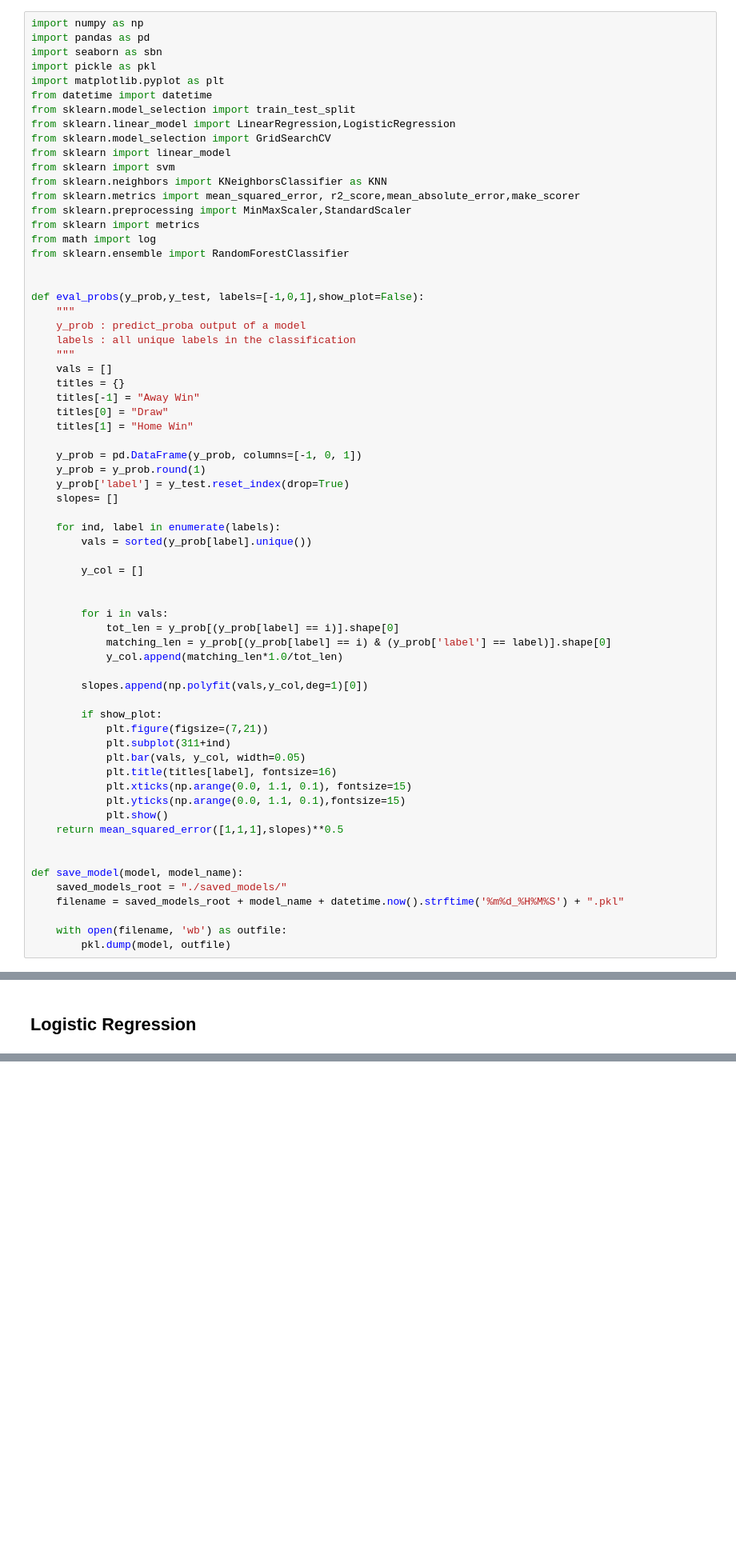
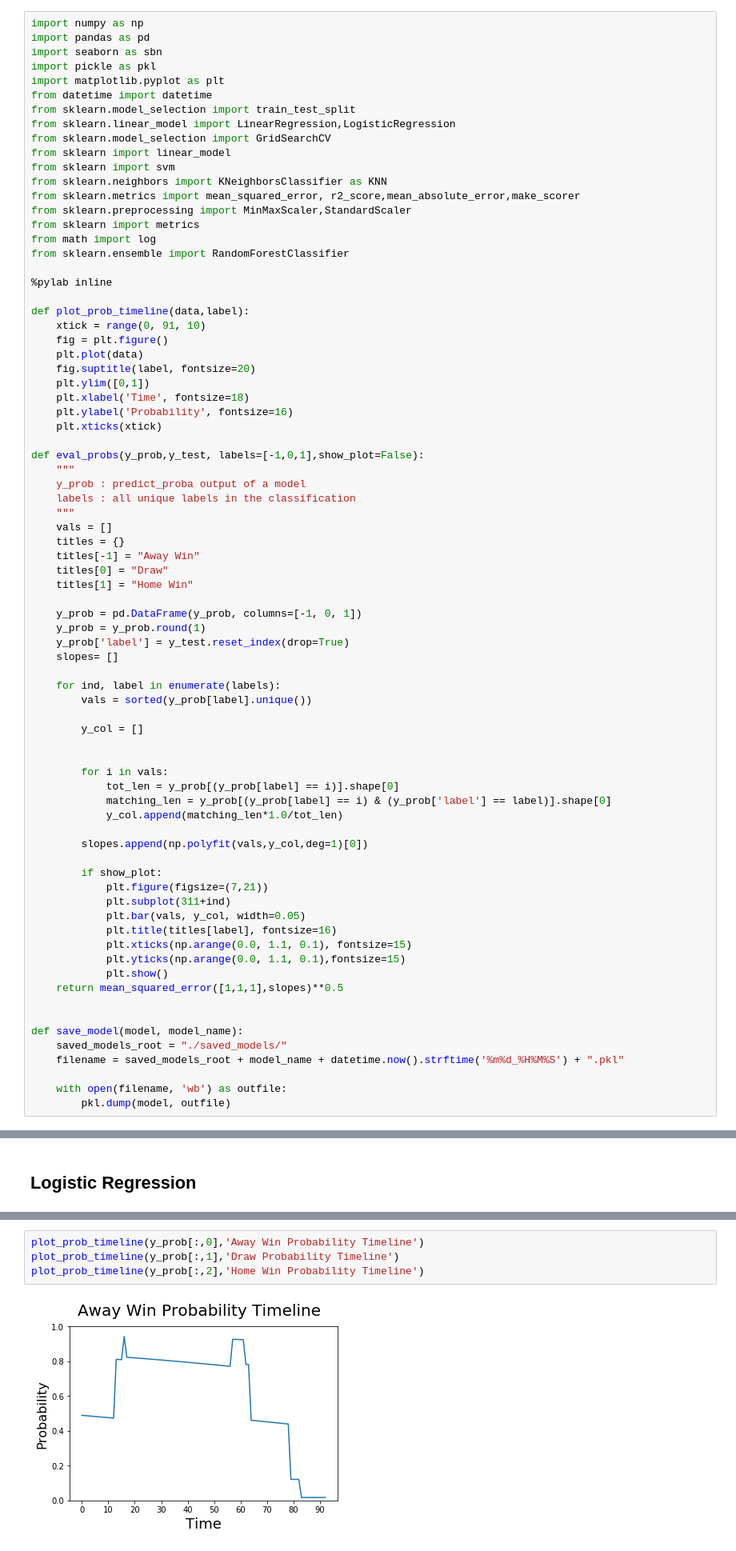
Before and after one commit to jay-z007/CSE519-2017-111463646, a Jupyter notebook: Project/model.ipynb, the cells around one changed output, grey strips where cells are left out. Shown: that part at 80% size. Drawn from its saved outputs; the diff is of its cells as text; blank space fills up the shorter version.

```diff
--- a/Project/model.ipynb
+++ b/Project/model.ipynb
@@ -17,6 +17,17 @@ from sklearn import metrics
 from math import log
 from sklearn.ensemble import RandomForestClassifier
 
+%pylab inline
+
+def plot_prob_timeline(data,label):
+    xtick = range(0, 91, 10)
+    fig = plt.figure()
+    plt.plot(data)
+    fig.suptitle(label, fontsize=20)
+    plt.ylim([0,1])
+    plt.xlabel('Time', fontsize=18)
+    plt.ylabel('Probability', fontsize=16)
+    plt.xticks(xtick)
 
 def eval_probs(y_prob,y_test, labels=[-1,0,1],show_plot=False):
     """
@@ -130,0 +155,6 @@ eval_probs(y_prob, y_test, [-1,0,1])
+# %%
+plot_prob_timeline(y_prob[:,0],'Away Win Probability Timeline')
+plot_prob_timeline(y_prob[:,1],'Draw Probability Timeline')
+plot_prob_timeline(y_prob[:,2],'Home Win Probability Timeline')
+# %% [output]
+[figure, added]
```
Also changed, not shown: parts of 11 cells of this notebook.
